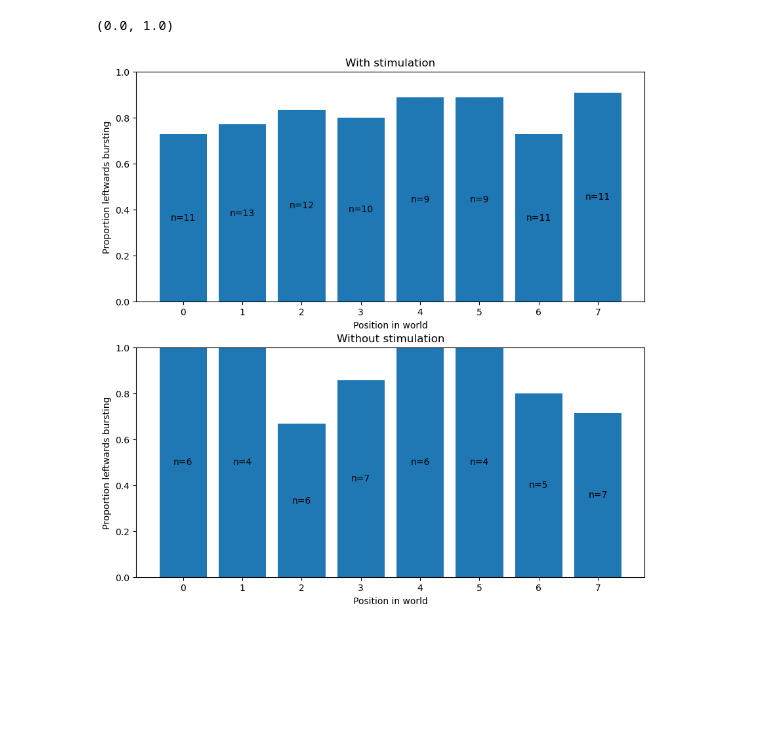
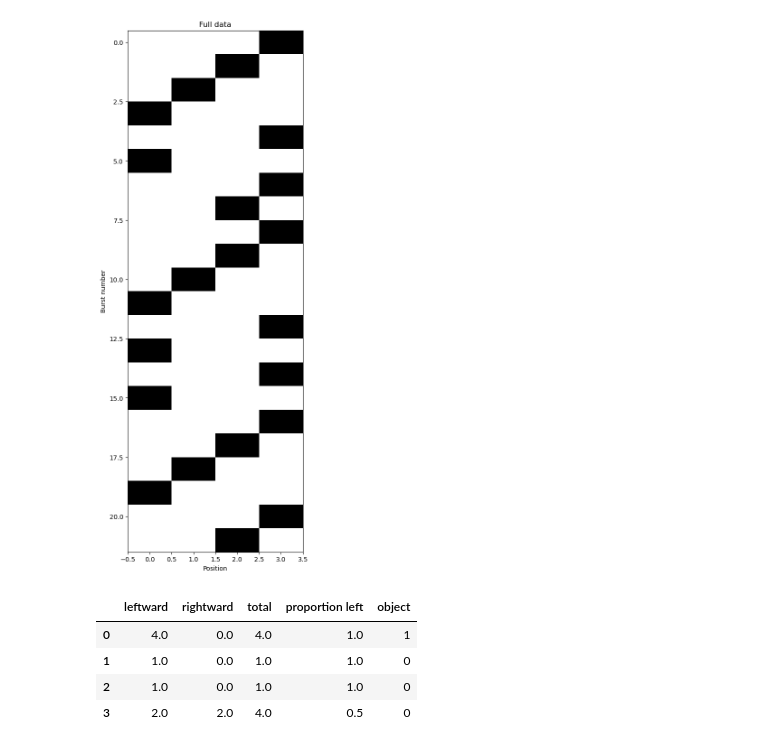
Before and after one commit to Holistic-Agential-Learning/HAL, a Jupyter notebook: analysis/mouse_1d_analysis.ipynb, the cells around one changed output. Cells and saved outputs as stored; diff of their text form; code cells hidden in the pictures; blank space fills up the shorter version.

```diff
--- a/analysis/mouse_1d_analysis.ipynb
+++ b/analysis/mouse_1d_analysis.ipynb
@@ -126,22 +105,39 @@ pre_train_transition_df = build_trainsition_df(pre_train_movement_df)
-# %%
-plt.figure(figsize = (10, 10))
-
-ax = plt.subplot(211)
-plt.title("With stimulation")
-ax.bar(train_transition_df.index, train_transition_df["proportion left"])
-ax.bar_label(ax.containers[0], labels = [f"n={i:.0f}" for i in train_transition_df["total"]], label_type='center')  # Annotating bars
-plt.ylim(0, 1)
-plt.ylabel("Proportion leftwards bursting")
-plt.xlabel("Position in world")
-
-ax = plt.subplot(212)
-plt.title("Without stimulation")
-ax.bar(pre_train_transition_df.index, pre_train_transition_df["proportion left"])
-ax.bar_label(ax.containers[0], labels = [f"n={i:.0f}" for i in pre_train_transition_df["total"]], label_type = 'center')  # Annotating bars
-plt.ylim(0, 1)
-plt.ylabel("Proportion leftwards bursting")
-plt.xlabel("Position in world")
-plt.ylim(0, 1)
-# %% [output]
-(0.0, 1.0)
-[figure, removed]
+# %%
+xtplot = np.zeros((len(full_movement_df), 1 + max(full_movement_df["position"])))
+for i in full_movement_df.index:
+    xtplot[i, full_movement_df.loc[i, "position"]] = 1
+
+plt.figure(figsize = (5, 15))
+plt.imshow(xtplot, aspect = "auto", interpolation = "none", cmap = "Greys")
+plt.title("Full data")
+plt.ylabel("Burst number")
+plt.xlabel("Position")
+plt.show()
+#plt.close()
+
+xtplot = np.zeros((len(pre_train_movement_df), 1 + max(pre_train_movement_df["position"])))
+for i in pre_train_movement_df.index:
+    xtplot[i, pre_train_movement_df.loc[i, "position"]] = 1
+
+plt.figure(figsize = (5, 10))
+plt.imshow(xtplot, aspect = "auto", interpolation = "none", cmap = "Greys")
+plt.title("No stim")
+plt.ylabel("Burst number")
+plt.xlabel("Position")
+#plt.show()
+plt.close()
+
+
+xtplot = np.zeros((len(train_movement_df), 1 + max(train_movement_df["position"])))
+for i in train_movement_df.index:
+    xtplot[i, train_movement_df.loc[i, "position"]] = 1
+
+plt.figure(figsize = (5, 10))
+plt.imshow(xtplot, aspect = "auto", interpolation = "none", cmap = "Greys")
+plt.title("Stim")
+plt.ylabel("Burst number")
+plt.xlabel("Position")
+#plt.show()
+plt.close()
+# %% [output]
+[figure, added]
@@ -147,0 +155,16 @@ plt.ylim(0, 1)
+# %%
+train_transition_df = m1da.build_transition_df(train_movement_df, world)
+pre_train_transition_df = m1da.build_transition_df(pre_train_movement_df, world)
+first_half_train_transition_df = m1da.build_transition_df(first_half_train_movement_df, world)
+second_half_train_transition_df = m1da.build_transition_df(second_half_train_movement_df, world)
+
+first_half_pre_train_transition_df = m1da.build_transition_df(first_half_pre_train_movement_df, world)
+second_half_pre_train_transition_df = m1da.build_transition_df(second_half_pre_train_movement_df, world)
+
+train_transition_df
+# %% [output]
+|  | leftward | rightward | total | proportion left | object |
+| 0 | 4.0 | 0.0 | 4.0 | 1.0 | 1 |
+| 1 | 1.0 | 0.0 | 1.0 | 1.0 | 0 |
+| 2 | 1.0 | 0.0 | 1.0 | 1.0 | 0 |
+| 3 | 2.0 | 2.0 | 4.0 | 0.5 | 0 |
```
Also changed, not shown: parts of 27 cells of this notebook, 2 other files.
